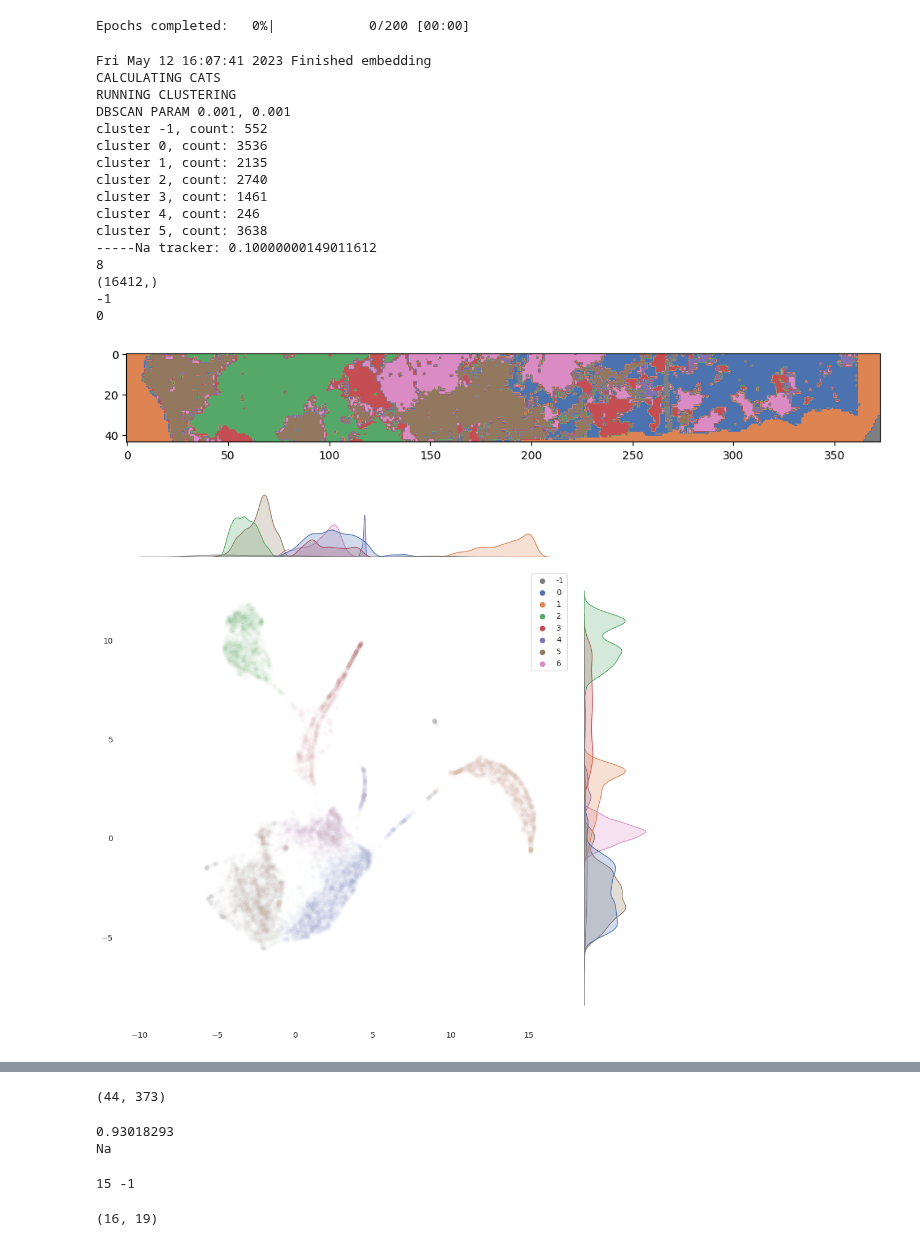
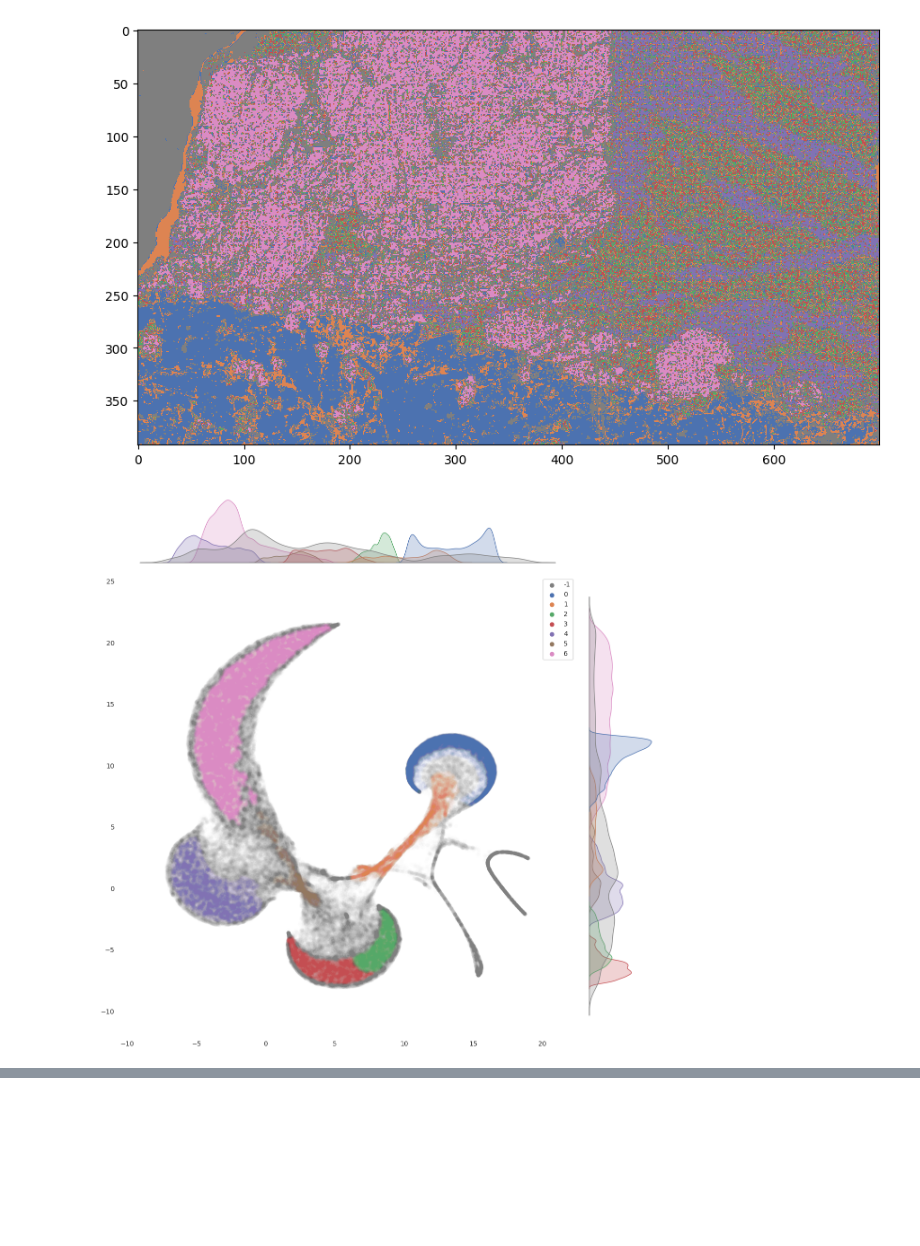
Before and after one commit to lachlanc61/ColourspecXFM, a Jupyter notebook: notebooks/dbscan.ipynb, the cells around one changed output, grey strips where cells are left out. Cells and saved outputs as stored; diff of their text form; code cells hidden in the pictures; blank space fills up the shorter version.

```diff
--- a/notebooks/dbscan.ipynb
+++ b/notebooks/dbscan.ipynb
@@ -12,7 +12,7 @@ sys.path.insert(0,'..')
 
 #ALLDIR='/mnt/d/DATA/XFMDATA/2023/Nicholls_Loren/mounts_ansto_230418/230420_qz200um_cut/tiff'
 BASEDIR = ""
-TIFDIR = "/home/lachlan/DATA/datasets/XFMDATA/Zoe/slides_99um/s4"
+TIFDIR = "/home/lachlan/CODEBASE/ReadoutXFM/data/processed_maps/nf_demo"
 EXT='.tiff'
 
 image_directory = os.path.join(BASEDIR, TIFDIR)
@@ -25,17 +25,17 @@ import xfmreadout.processops as processops
 import xfmreadout.clustering as clustering
 import xfmreadout.visualisations as vis
 
-FORCE_EMBED=True
+FORCE_EMBED=False
 FORCE_CLUST=True
 OVERWRITE=True
 
 data, elements, dims = processops.compile(image_directory)
 
 print(f"-----{elements[10]} tracker: {np.max(data[:,10])}")
-categories, classavg, embedding, clusttimes = clustering.run(data, image_directory, force_embed=FORCE_EMBED, force_clust=FORCE_CLUST, overwrite=OVERWRITE)
+categories, classavg, embedding, clusttimes, classifier = clustering.run(data, image_directory, force_embed=FORCE_EMBED, force_clust=FORCE_CLUST, overwrite=OVERWRITE)
 print(f"-----{elements[10]} tracker: {np.max(data[:,10])}")
 
-vis.plot_clusters(categories, classavg, embedding, dims)
+palette = vis.plot_clusters(categories, classavg, embedding, dims)
 
 for i in range(len(elements)):
     print(f"{elements[i]}, max: {np.max(data[:,i]):.2f}, 98: {np.quantile(data[:,i],0.98):.2f}, avg: {np.average(data[:,i]):.2f}")
@@ -60,19 +60,2 @@ Fri May 12 16:07:34 2023 Construct embedding
-Epochs completed:   0%|            0/200 [00:00]
-Fri May 12 16:07:41 2023 Finished embedding
-CALCULATING CATS
-RUNNING CLUSTERING
-DBSCAN PARAM 0.001, 0.001
-cluster -1, count: 552
-cluster 0, count: 3536
-cluster 1, count: 2135
-cluster 2, count: 2740
-cluster 3, count: 1461
-cluster 4, count: 246
-cluster 5, count: 3638
------Na tracker: 0.10000000149011612
-8
-(16412,)
--1
-0
-[figure, old version]
+[figure, new version]
-[figure, old version]
+[figure, new version]
@@ -97,16 +78,0 @@ Zr, max: 0.73, 98: 0.10, avg: 0.02
-# %%
-dims
-# %% [output]
-(44, 373)
-# %%
-print(max(data[10]))
-print(elements[10])
-# %% [output]
-0.93018293
-Na
-# %%
-print(np.max(categories), np.min(categories))
-classavg.shape
-# %% [output]
-15 -1
-(16, 19)
```
Also changed, not shown: parts of 3 cells of this notebook, 5 other files.
